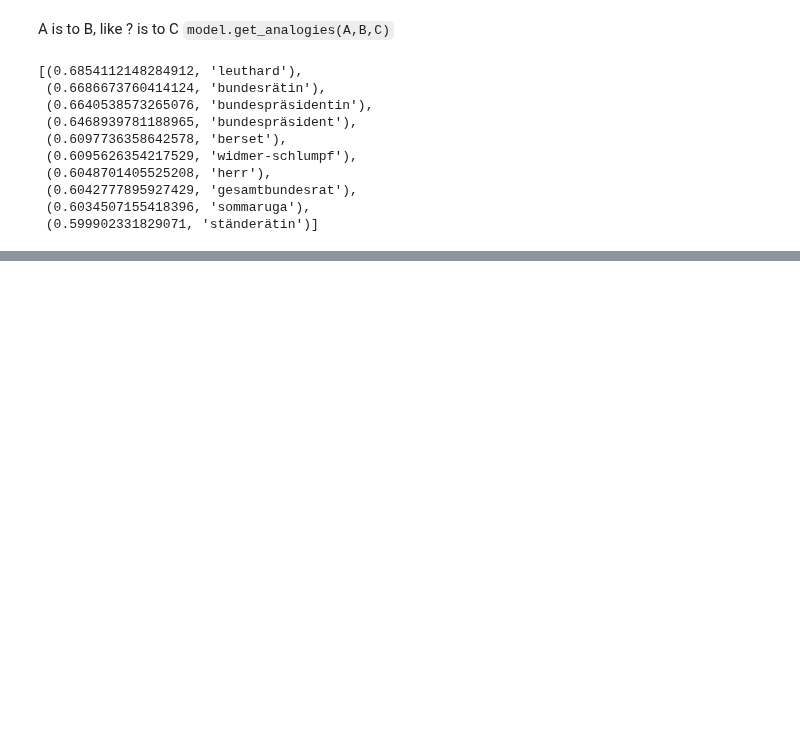
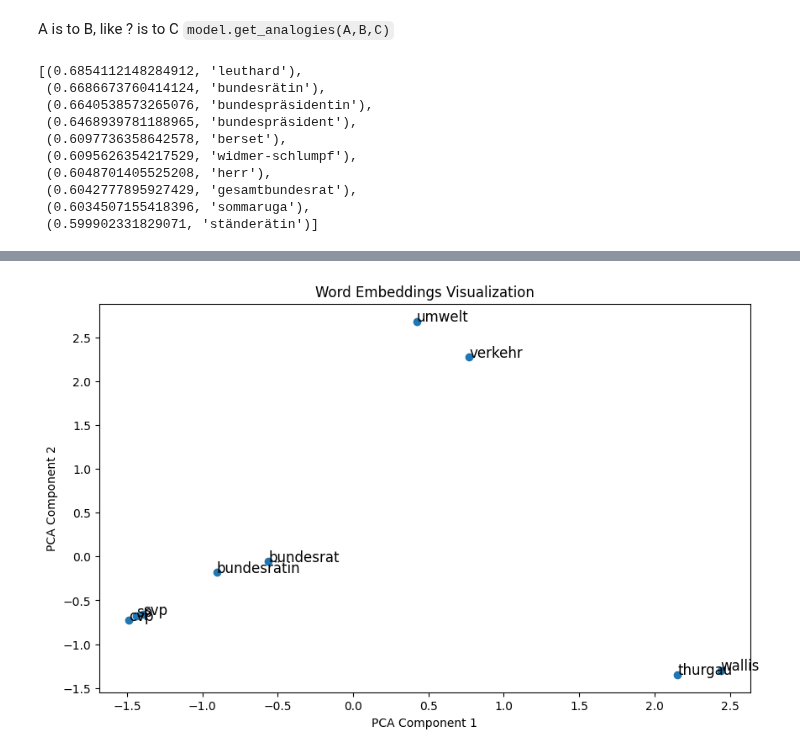
Before and after one commit to simon-clematide/casdmit-fs21, a Jupyter notebook: notebooks/fasttext_we_de.ipynb, the cells around one changed output, grey strips where cells are left out. Cells and saved outputs as stored; diff of their text form; code cells hidden in the pictures; blank space fills up the shorter version.

```diff
--- a/notebooks/fasttext_we_de.ipynb
+++ b/notebooks/fasttext_we_de.ipynb
@@ -140,0 +162,35 @@ model.get_analogies("bundesrat","mann","frau")
+# %%
+import numpy as np
+import matplotlib.pyplot as plt
+from sklearn.decomposition import PCA
+import fasttext
+
+def visualize_words_2d(model, words):
+
+    # Get the word embeddings
+    embeddings = [model.get_word_vector(word) for word in words]
+
+    # Apply PCA to reduce dimensionality to 2D
+    pca = PCA(n_components=2)
+    embeddings_2d = pca.fit_transform(embeddings)
+
+    # Create a 2D scatter plot
+    plt.figure(figsize=(10, 6))
+
+    # Scatter plot of word embeddings
+    plt.scatter(embeddings_2d[:, 0], embeddings_2d[:, 1])
+
+    # Annotate each point with its corresponding word
+    for i, word in enumerate(words):
+        plt.text(embeddings_2d[i, 0], embeddings_2d[i, 1], word, fontsize=12)
+
+    plt.xlabel('PCA Component 1')
+    plt.ylabel('PCA Component 2')
+    plt.title('Word Embeddings Visualization')
+    plt.show()
+# %%
+
+# Example usage:
+visualize_words_2d(model, ['bundesrat','bundesrätin','verkehr','umwelt','svp','sp','cvp','thurgau','wallis'])
+# %% [output]
+[figure, added]
```
Also changed, not shown: parts of 5 cells of this notebook.
